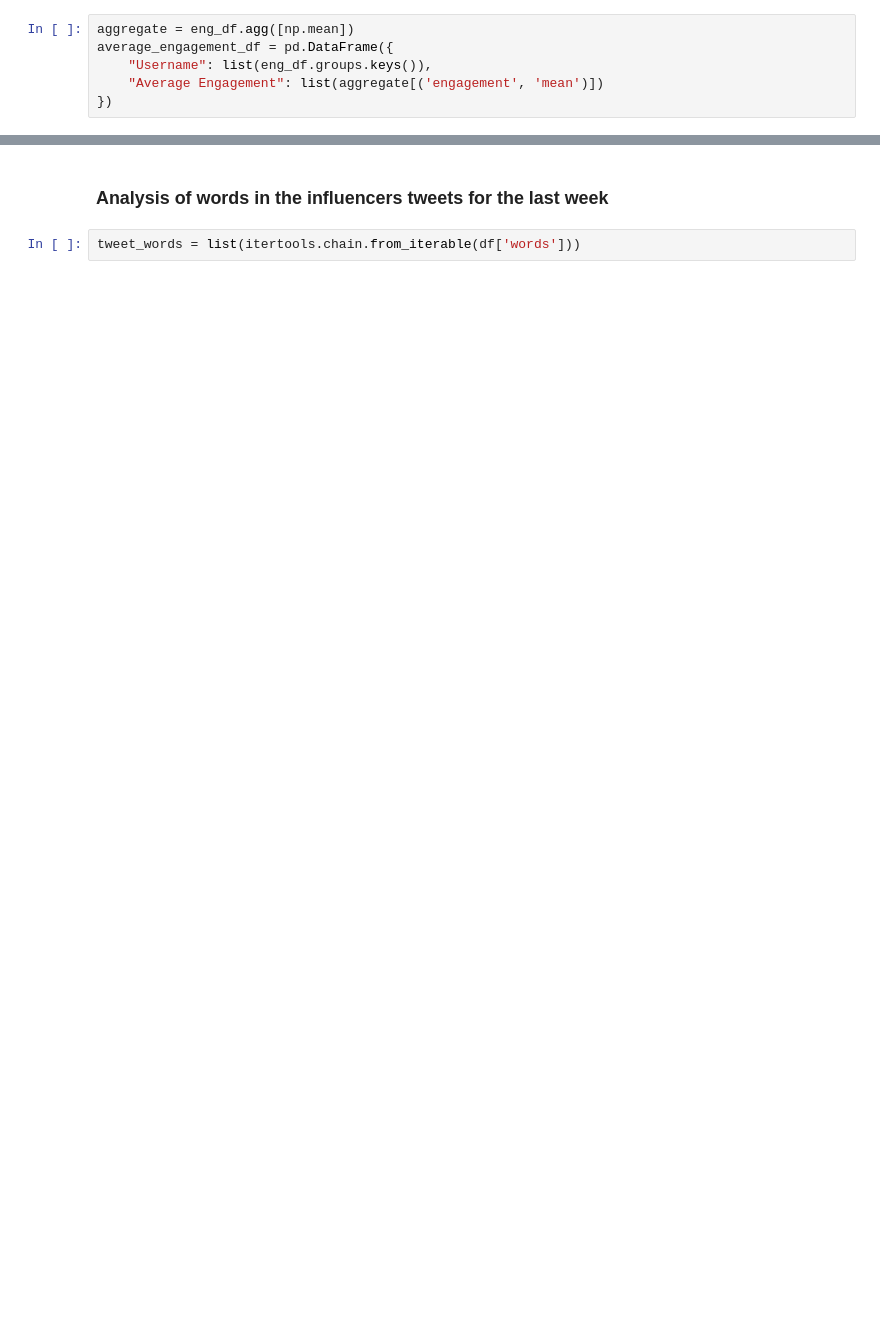
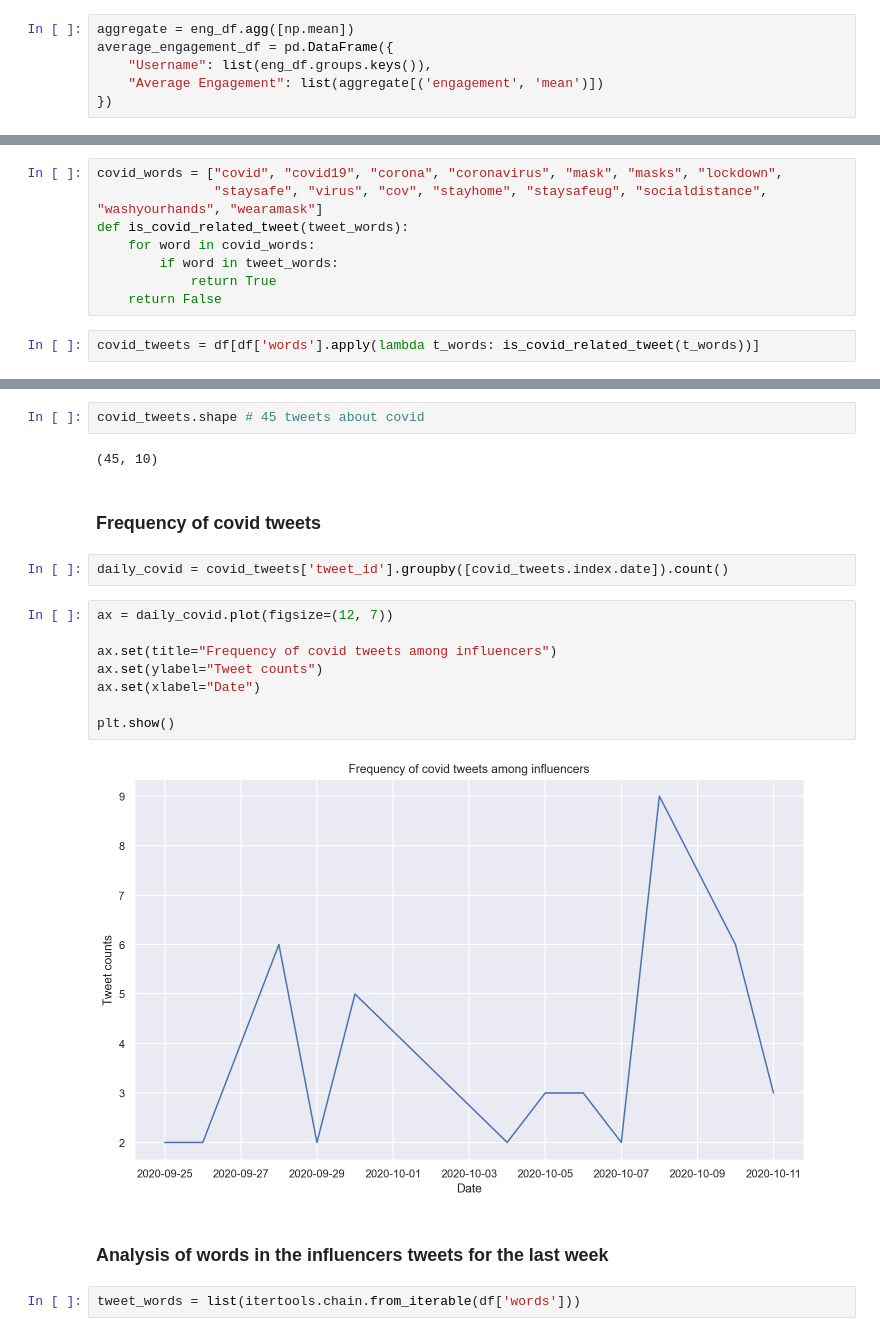
Before and after one commit to cmplx-xyttmt/covid19-uganda-twitter-data-analysis, a Jupyter notebook: data_collection/targeted_search/MOH Influencers Twitter Posts Analysis.ipynb, the cells around one changed output, grey strips where cells are left out. Cells and saved outputs as stored; diff of their text form; blank space fills up the shorter version.

```diff
--- a/data_collection/targeted_search/MOH Influencers Twitter Posts Analysis.ipynb
+++ b/data_collection/targeted_search/MOH Influencers Twitter Posts Analysis.ipynb
@@ -190,0 +193,10 @@ plt.show()
+# %%
+covid_words = ["covid", "covid19", "corona", "coronavirus", "mask", "masks", "lockdown",
+               "staysafe", "virus", "cov", "stayhome", "staysafeug", "socialdistance", "washyourhands", "wearamask"]
+def is_covid_related_tweet(tweet_words):
+    for word in covid_words:
+        if word in tweet_words:
+            return True
+    return False
+# %%
+covid_tweets = df[df['words'].apply(lambda t_words: is_covid_related_tweet(t_words))]
@@ -191,3 +213,21 @@ plt.show()
+# %%
+covid_tweets.shape # 45 tweets about covid
+# %% [output]
+(45, 10)
+# %% [markdown]
+### Frequency of covid tweets
+# %%
+daily_covid = covid_tweets['tweet_id'].groupby([covid_tweets.index.date]).count()
+# %%
+ax = daily_covid.plot(figsize=(12, 7))
+
+ax.set(title="Frequency of covid tweets among influencers")
+ax.set(ylabel="Tweet counts")
+ax.set(xlabel="Date")
+
+plt.show()
+# %% [output]
+[figure, added]
 # %% [markdown]
 ### Analysis of words in the influencers tweets for the last week
 # %%
```
Also changed, not shown: parts of 11 cells of this notebook.
